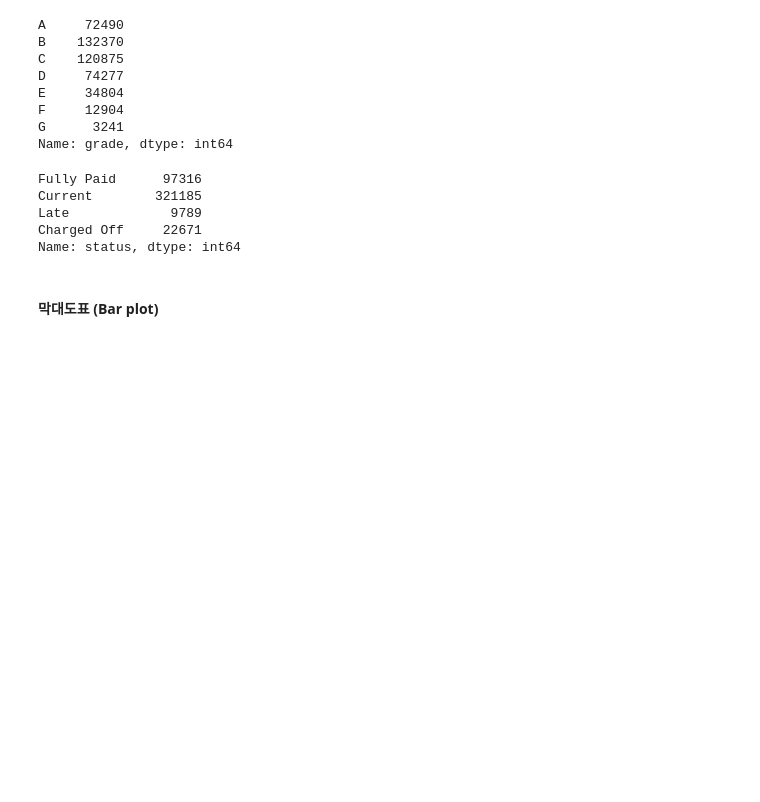
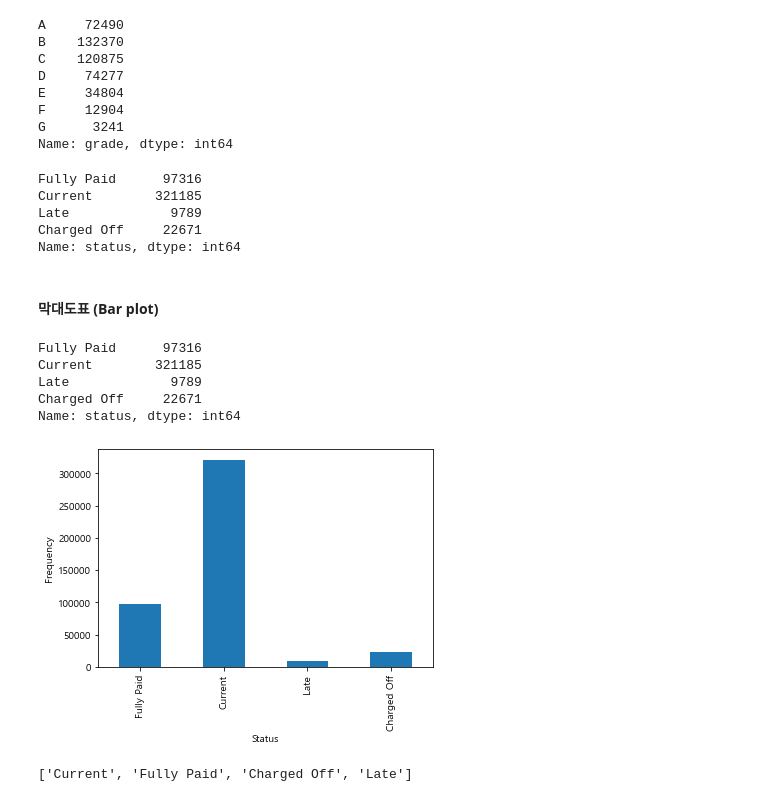
Before and after one commit to luckyspia/TIL, a Jupyter notebook: Exploratory_Data_Analysis/01.categorical_var.ipynb, the cells around one changed output. Drawn from its saved outputs; the diff is of its cells as text; code cells hidden in the pictures; blank space fills up the shorter version.

```diff
--- a/Exploratory_Data_Analysis/01.categorical_var.ipynb
+++ b/Exploratory_Data_Analysis/01.categorical_var.ipynb
@@ -122,3 +122,23 @@ Charged Off     22671
 Name: status, dtype: int64
 # %% [markdown]
 #### 막대도표 (Bar plot)
+# %%
+status_tab = lc_loans.status.value_counts(sort=False)
+status_tab
+# %% [output]
+Fully Paid      97316
+Current        321185
+Late             9789
+Charged Off     22671
+Name: status, dtype: int64
+# %%
+ax = status_tab.plot.bar()
+ax.set_xlabel('Status')
+ax.set_ylabel('Frequency')
+plt.show()
+# %% [output]
+[figure, added]
+# %%
+lc_loans.status.value_counts().index.tolist()
+# %% [output]
+['Current', 'Fully Paid', 'Charged Off', 'Late']
```
Also changed, not shown: parts of 47 cells of this notebook.
